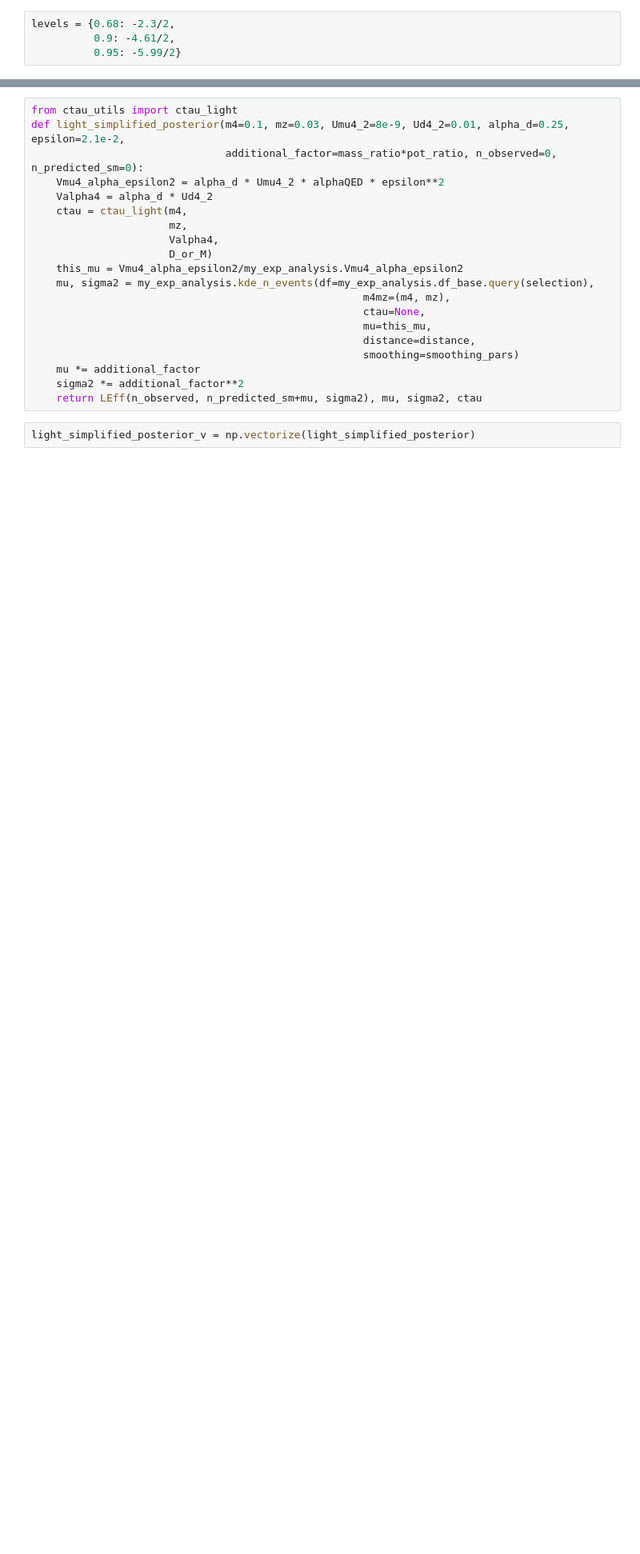
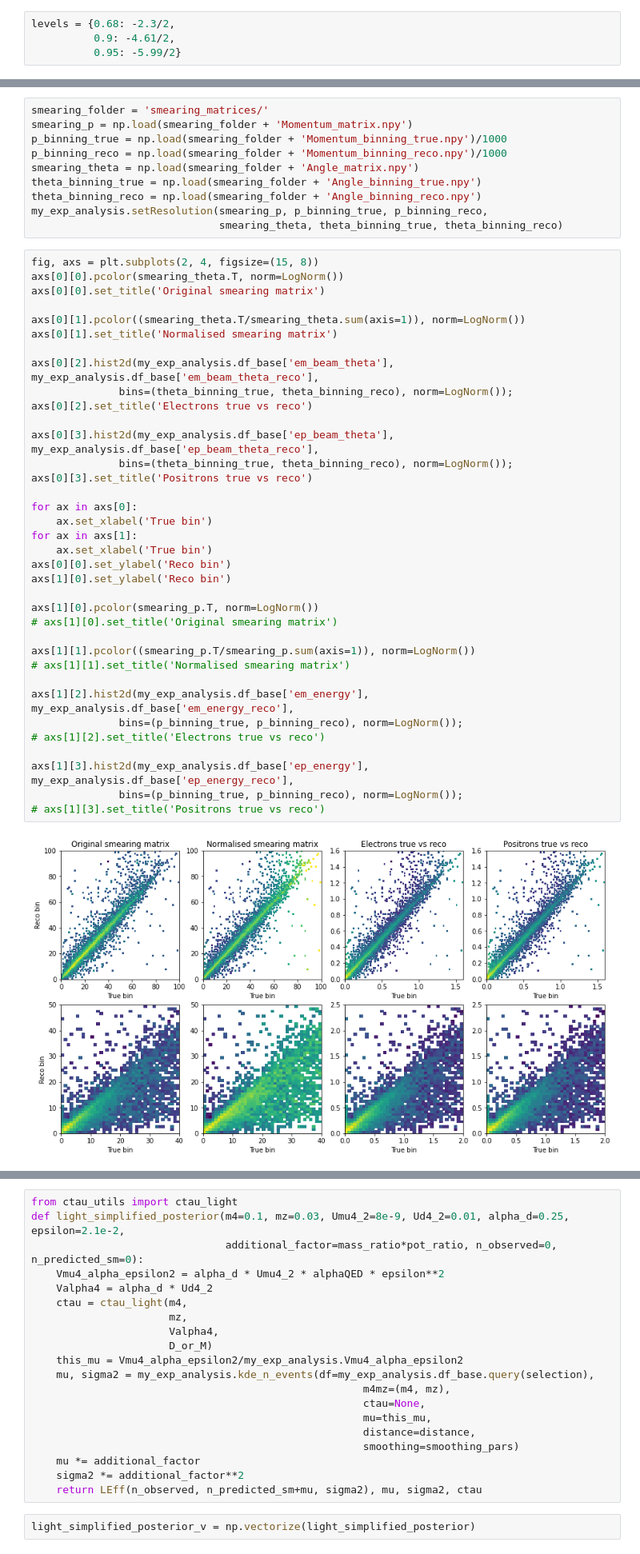
Before and after one commit to mhostert/dark-neutrinos-at-T2K, a Jupyter notebook: exp_analysis/6_light_minimal_fgd_visualisation.ipynb, the cells around one changed output, grey strips where cells are left out. Shown at 80% size. Cells and saved outputs as stored; diff of their text form; blank space fills up the shorter version.

Commit message:
introducing smearing matrices

```diff
--- a/exp_analysis/6_light_minimal_fgd_visualisation.ipynb
+++ b/exp_analysis/6_light_minimal_fgd_visualisation.ipynb
@@ -34,0 +46,48 @@ my_exp_analysis.setResolutionEfficiency(smearing_p, smearing_theta, efficiency_p
+# %%
+smearing_folder = 'smearing_matrices/'
+smearing_p = np.load(smearing_folder + 'Momentum_matrix.npy')
+p_binning_true = np.load(smearing_folder + 'Momentum_binning_true.npy')/1000
+p_binning_reco = np.load(smearing_folder + 'Momentum_binning_reco.npy')/1000
+smearing_theta = np.load(smearing_folder + 'Angle_matrix.npy')
+theta_binning_true = np.load(smearing_folder + 'Angle_binning_true.npy')
+theta_binning_reco = np.load(smearing_folder + 'Angle_binning_reco.npy')
+my_exp_analysis.setResolution(smearing_p, p_binning_true, p_binning_reco,
+                              smearing_theta, theta_binning_true, theta_binning_reco)
+# %%
+fig, axs = plt.subplots(2, 4, figsize=(15, 8))
+axs[0][0].pcolor(smearing_theta.T, norm=LogNorm())
+axs[0][0].set_title('Original smearing matrix')
+
+axs[0][1].pcolor((smearing_theta.T/smearing_theta.sum(axis=1)), norm=LogNorm())
+axs[0][1].set_title('Normalised smearing matrix')
+
+axs[0][2].hist2d(my_exp_analysis.df_base['em_beam_theta'], my_exp_analysis.df_base['em_beam_theta_reco'],
+              bins=(theta_binning_true, theta_binning_reco), norm=LogNorm());
+axs[0][2].set_title('Electrons true vs reco')
+
+axs[0][3].hist2d(my_exp_analysis.df_base['ep_beam_theta'], my_exp_analysis.df_base['ep_beam_theta_reco'],
+              bins=(theta_binning_true, theta_binning_reco), norm=LogNorm());
+axs[0][3].set_title('Positrons true vs reco')
+
+for ax in axs[0]:
+    ax.set_xlabel('True bin')
+for ax in axs[1]:
+    ax.set_xlabel('True bin')
+axs[0][0].set_ylabel('Reco bin')
+axs[1][0].set_ylabel('Reco bin')
+
+axs[1][0].pcolor(smearing_p.T, norm=LogNorm())
+# axs[1][0].set_title('Original smearing matrix')
+
+axs[1][1].pcolor((smearing_p.T/smearing_p.sum(axis=1)), norm=LogNorm())
+# axs[1][1].set_title('Normalised smearing matrix')
+
+axs[1][2].hist2d(my_exp_analysis.df_base['em_energy'], my_exp_analysis.df_base['em_energy_reco'],
+              bins=(p_binning_true, p_binning_reco), norm=LogNorm());
+# axs[1][2].set_title('Electrons true vs reco')
+
+axs[1][3].hist2d(my_exp_analysis.df_base['ep_energy'], my_exp_analysis.df_base['ep_energy_reco'],
+              bins=(p_binning_true, p_binning_reco), norm=LogNorm());
+# axs[1][3].set_title('Positrons true vs reco')
+# %% [output]
+[figure, added]
```
Also changed, not shown: parts of 19 cells of this notebook, 12 other files.
